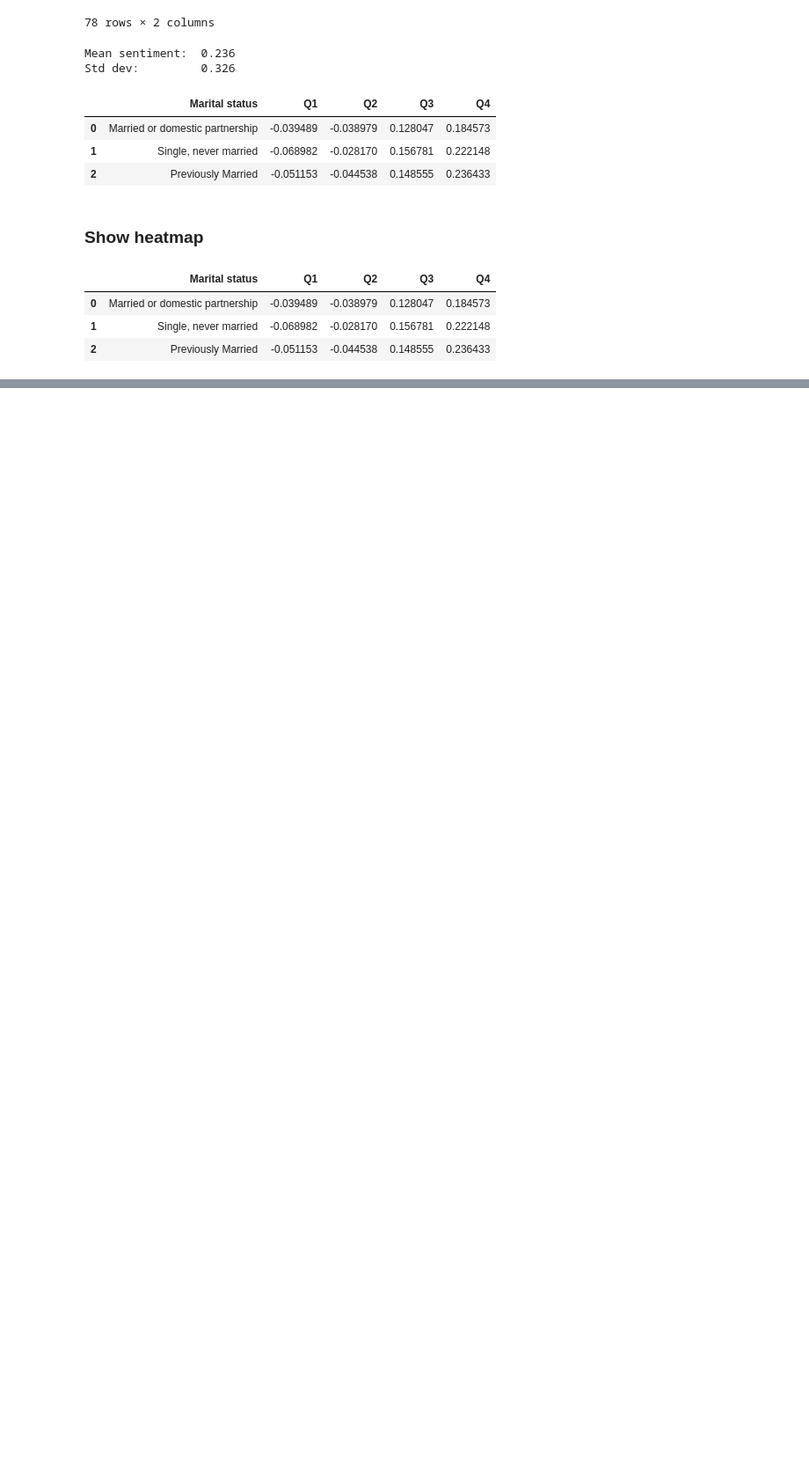
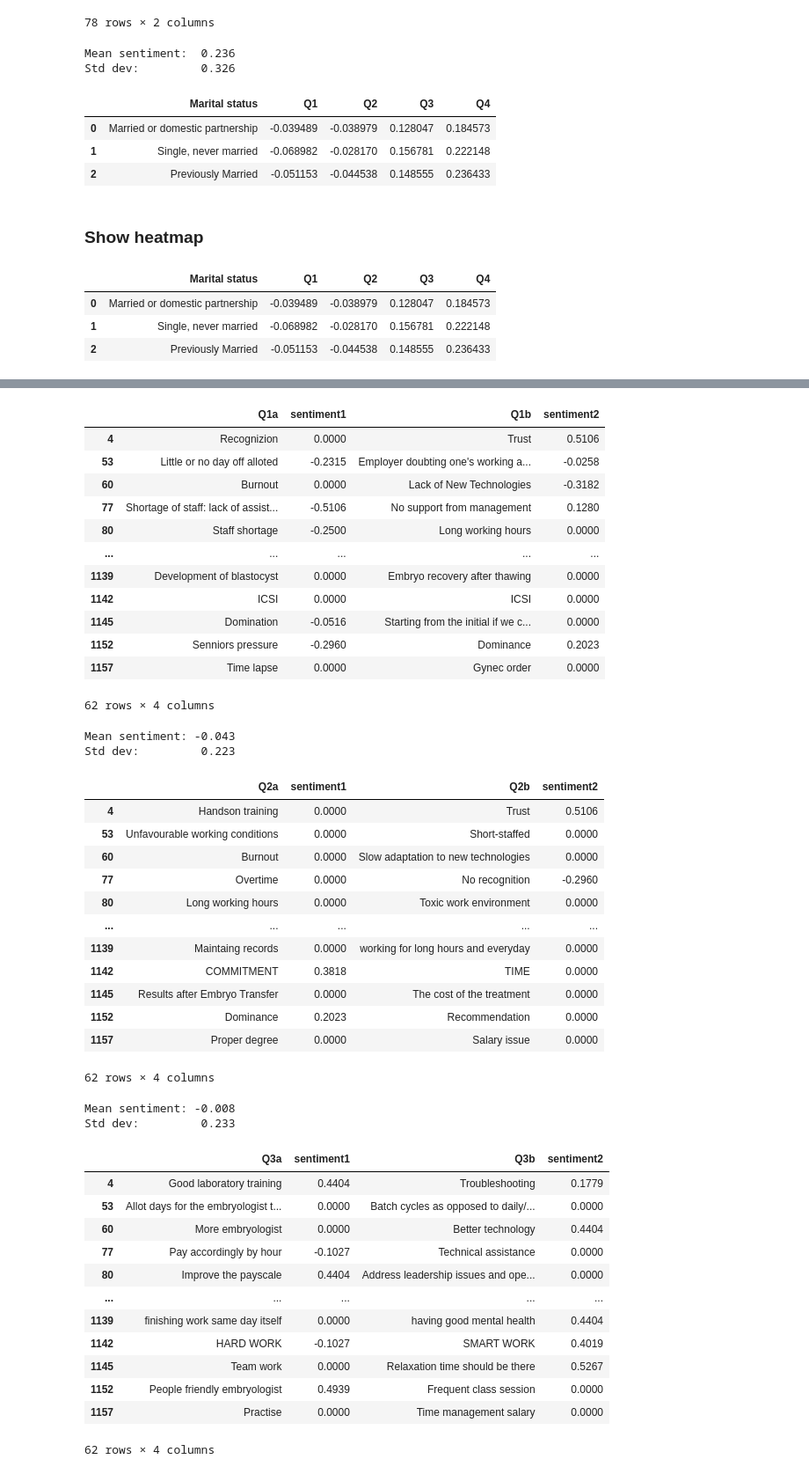
Before and after one commit to tgr2uk/surveyAnalysis, a Jupyter notebook: 4. Cohort analysis.ipynb, the cells around one changed output, grey strips where cells are left out. Shown at 88% size. Cells and saved outputs as stored; diff of their text form; code cells hidden in the pictures; blank space fills up the shorter version.

```diff
--- a/4. Cohort analysis.ipynb
+++ b/4. Cohort analysis.ipynb
@@ -2067,0 +2268,50 @@ s
+# %%
+lmi_df = df[df["Category 2: World bank classification"].isin(['Lower-middle-income economies '])]
+lmi_jun_df = lmi_df[lmi_df["Category 3: Professional status"].isin(['Junior/trainee embryologist'])]
+# lmi_jun_df
+analyse_verbatims(2, lmi_jun_df, WBclass_results_df)
+WBclass_results_df
+# %% [output]
+|  | Q1a | sentiment1 | Q1b | sentiment2 |
+| 4 | Recognizion | 0.0000 | Trust | 0.5106 |
+| 53 | Little or no day off alloted | -0.2315 | Employer doubting one's working a... | -0.0258 |
+| 60 | Burnout | 0.0000 | Lack of New Technologies | -0.3182 |
+| 77 | Shortage of staff: lack of assist... | -0.5106 | No support from management | 0.1280 |
+| 80 | Staff shortage | -0.2500 | Long working hours | 0.0000 |
+| ... | ... | ... | ... | ... |
+| 1139 | Development of blastocyst | 0.0000 | Embryo recovery after thawing | 0.0000 |
+| 1142 | ICSI | 0.0000 | ICSI | 0.0000 |
+| 1145 | Domination | -0.0516 | Starting from the initial if we c... | 0.0000 |
+| 1152 | Senniors pressure | -0.2960 | Dominance | 0.2023 |
+| 1157 | Time lapse | 0.0000 | Gynec order | 0.0000 |
+62 rows × 4 columns
+Mean sentiment: -0.043
+Std dev:         0.223
+|  | Q2a | sentiment1 | Q2b | sentiment2 |
+| 4 | Handson training | 0.0000 | Trust | 0.5106 |
+| 53 | Unfavourable working conditions | 0.0000 | Short-staffed | 0.0000 |
+| 60 | Burnout | 0.0000 | Slow adaptation to new technologies | 0.0000 |
+| 77 | Overtime | 0.0000 | No recognition | -0.2960 |
+| 80 | Long working hours | 0.0000 | Toxic work environment | 0.0000 |
+| ... | ... | ... | ... | ... |
+| 1139 | Maintaing records | 0.0000 | working for long hours and everyday | 0.0000 |
+| 1142 | COMMITMENT | 0.3818 | TIME | 0.0000 |
+| 1145 | Results after Embryo Transfer | 0.0000 | The cost of the treatment | 0.0000 |
+| 1152 | Dominance | 0.2023 | Recommendation | 0.0000 |
+| 1157 | Proper degree | 0.0000 | Salary issue | 0.0000 |
+62 rows × 4 columns
+Mean sentiment: -0.008
+Std dev:         0.233
+|  | Q3a | sentiment1 | Q3b | sentiment2 |
+| 4 | Good laboratory training | 0.4404 | Troubleshooting | 0.1779 |
+| 53 | Allot days for the embryologist t... | 0.0000 | Batch cycles as opposed to daily/... | 0.0000 |
+| 60 | More embryologist | 0.0000 | Better technology | 0.4404 |
+| 77 | Pay accordingly by hour | -0.1027 | Technical assistance | 0.0000 |
+| 80 | Improve the payscale | 0.4404 | Address leadership issues and ope... | 0.0000 |
+| ... | ... | ... | ... | ... |
+| 1139 | finishing work same day itself | 0.0000 | having good mental health | 0.4404 |
+| 1142 | HARD WORK | -0.1027 | SMART WORK | 0.4019 |
+| 1145 | Team work | 0.0000 | Relaxation time should be there | 0.5267 |
+| 1152 | People friendly embryologist | 0.4939 | Frequent class session | 0.0000 |
+| 1157 | Practise | 0.0000 | Time management salary | 0.0000 |
+62 rows × 4 columns
```
Also changed, not shown: parts of 39 cells of this notebook.
